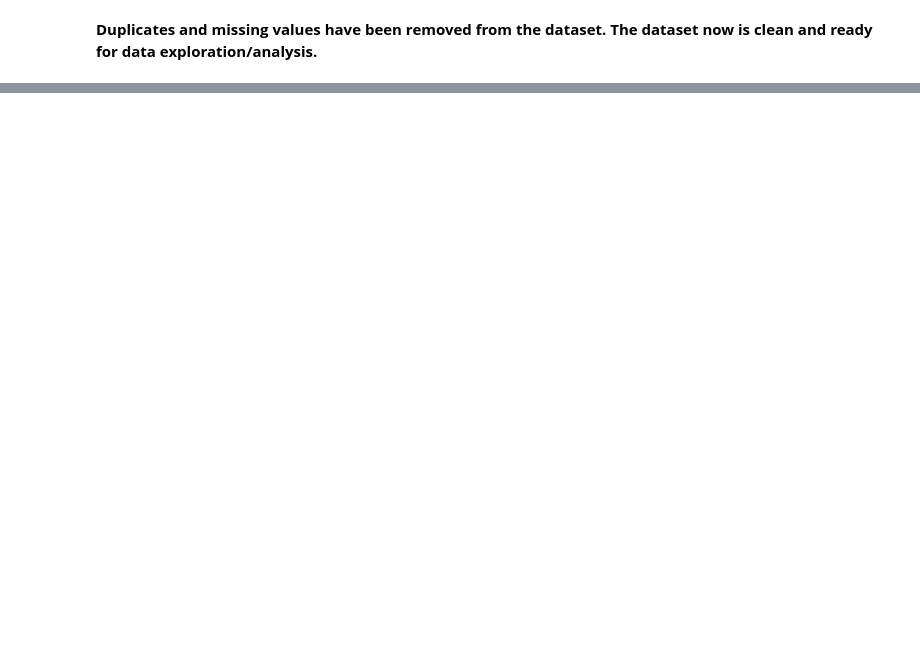
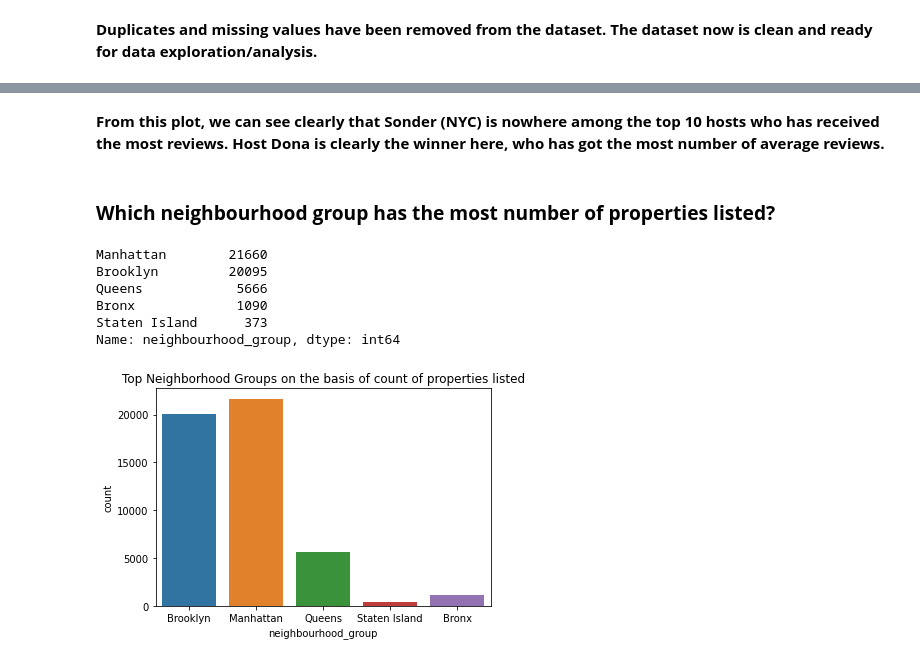
Before and after one commit to Rudrajit12/Airbnb-Bookings-Analysis, a Jupyter notebook: Airbnb_Bookings_Analysis_Capstone_Project.ipynb, the cells around one changed output, grey strips where cells are left out. Cells and saved outputs as stored; diff of their text form; code cells hidden in the pictures; blank space fills up the shorter version.

```diff
--- a/Airbnb_Bookings_Analysis_Capstone_Project.ipynb
+++ b/Airbnb_Bookings_Analysis_Capstone_Project.ipynb
@@ -160,0 +170,4 @@ bnb_df.head()
+# %%
+# replace all NaN values in host_name by 'no name'
+bnb_df.host_name.fillna('No Name', inplace=True)
+bnb_df.head()
@@ -201,0 +239,3 @@ memory usage: 4.5+ MB
+# %%
+# exclude the records which have price as zero
+bnb_df = bnb_df.loc[bnb_df['price'] > 0]
@@ -201,0 +328,21 @@ memory usage: 4.5+ MB
+# %% [markdown]
+**From this plot, we can see clearly that Sonder (NYC) is nowhere among the top 10 hosts who has received the most reviews. Host Dona is clearly the winner here, who has got the most number of average reviews.**
+# %% [markdown]
+### **Which neighbourhood group has the most number of properties listed?**
+# %%
+# top neighbourhood groups on the basis of count of properties
+top_neighbourhood_groups = bnb_df['neighbourhood_group'].value_counts()
+print(top_neighbourhood_groups)
+
+# plot the top neighbourhood groups with the count of properties
+plt.title('Top Neighborhood Groups on the basis of count of properties listed')
+sns.countplot(bnb_df['neighbourhood_group'])
+plt.show()
+# %% [output]
+Manhattan        21660
+Brooklyn         20095
+Queens            5666
+Bronx             1090
+Staten Island      373
+Name: neighbourhood_group, dtype: int64
+[figure, added]
```
Also changed, not shown: parts of 21 cells of this notebook.
